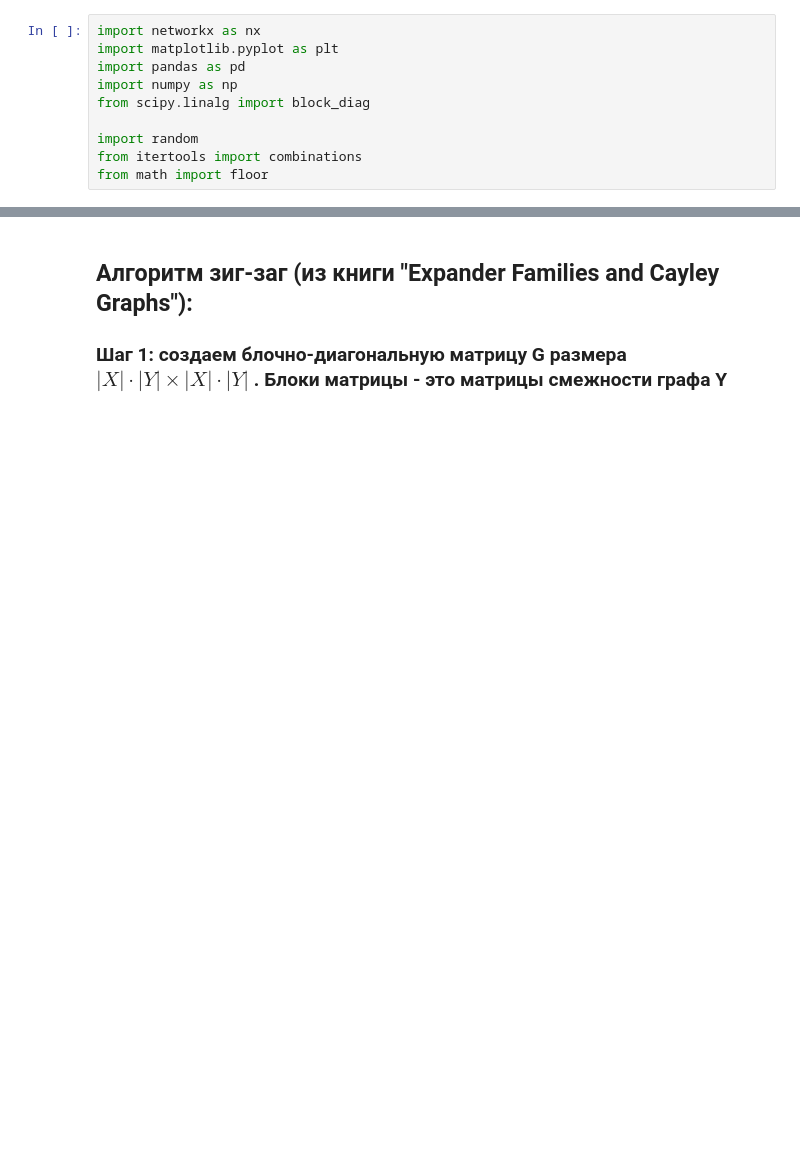
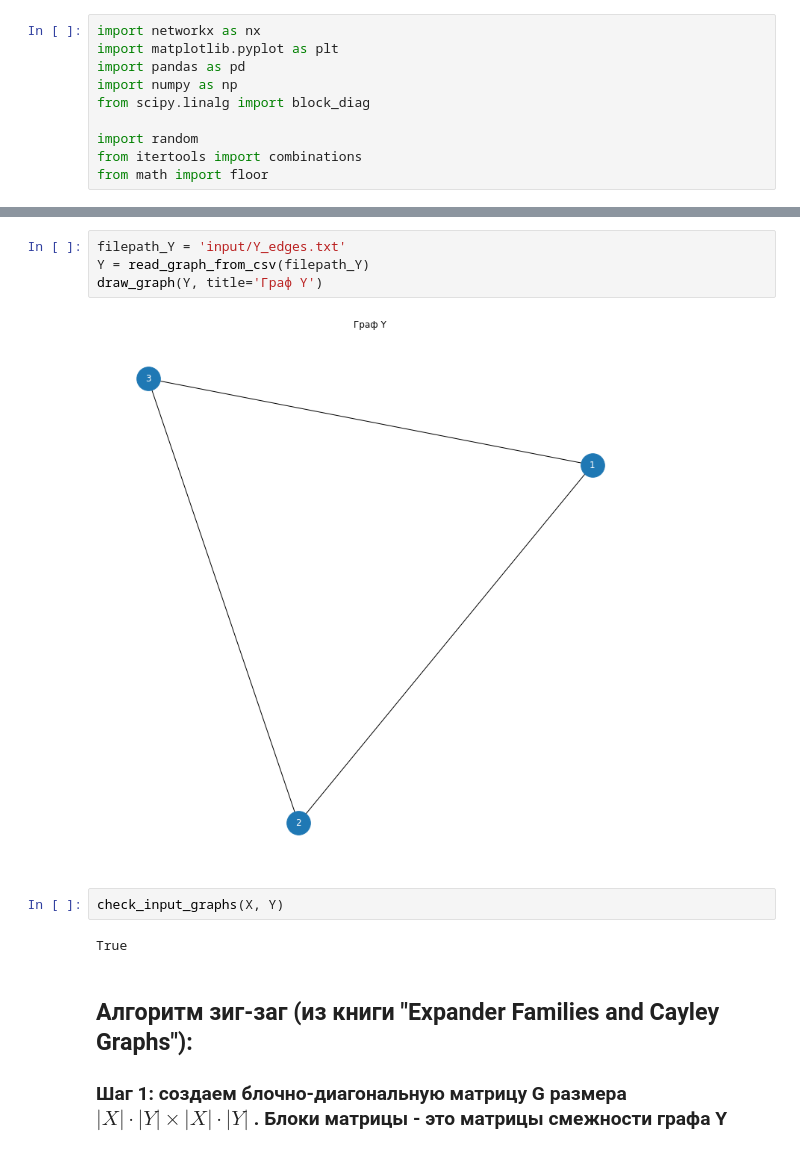
Before and after one commit to Dosann/Diploma, a Jupyter notebook: zig-zag.ipynb, the cells around one changed output, grey strips where cells are left out. Cells and saved outputs as stored; diff of their text form; blank space fills up the shorter version.

```diff
--- a/zig-zag.ipynb
+++ b/zig-zag.ipynb
@@ -61,3 +21,13 @@ True
+# %%
+filepath_Y = 'input/Y_edges.txt'
+Y = read_graph_from_csv(filepath_Y)
+draw_graph(Y, title='Граф Y')
+# %% [output]
+[figure, added]
+# %%
+check_input_graphs(X, Y)
+# %% [output]
+True
 # %% [markdown]
 ## Алгоритм зиг-заг (из книги "Expander Families and Cayley Graphs"):
 
```
Also changed, not shown: parts of 35 cells of this notebook.
